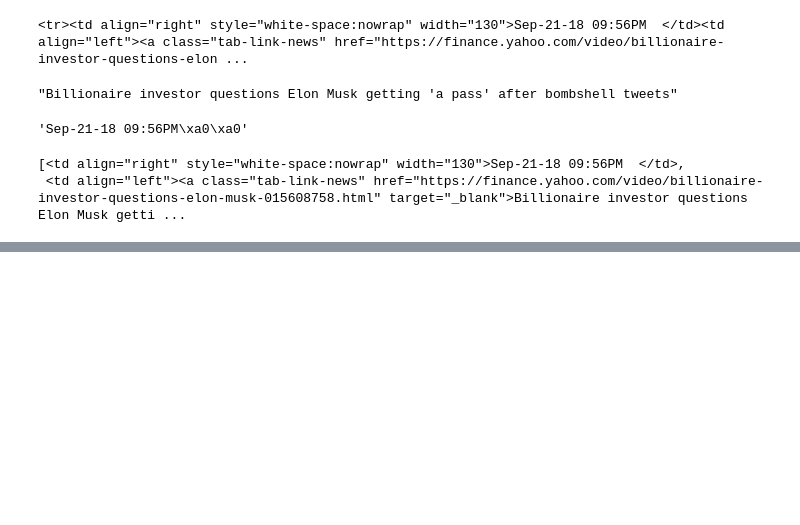
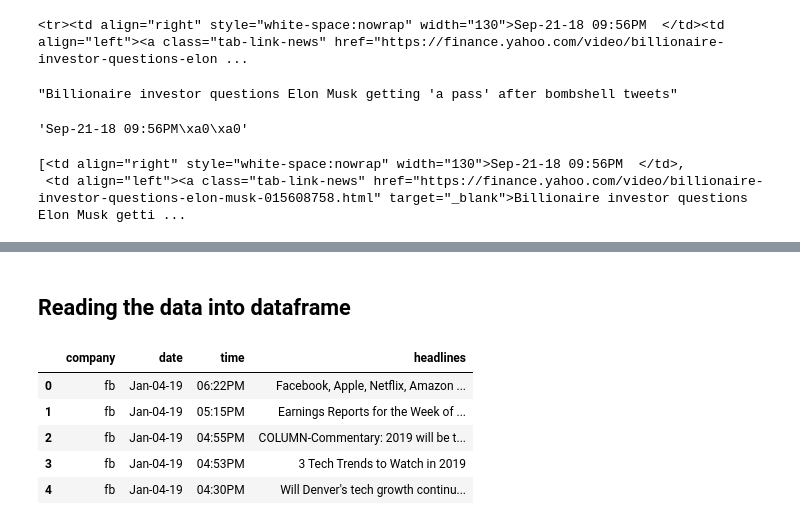
Before and after one commit to kaushik-holla/Sentimental-Analysis-of-Stock-Market-from-News-Headlines-, a Jupyter notebook: Searching and Reading the HTML files.ipynb, the cells around one changed output, grey strips where cells are left out. Drawn from its saved outputs; the diff is of its cells as text; code cells hidden in the pictures; blank space fills up the shorter version.

```diff
--- a/Searching and Reading the HTML files.ipynb
+++ b/Searching and Reading the HTML files.ipynb
@@ -125,0 +123,12 @@ tsla_tr[0].findAll('td')
+# %%
+tsla = html_tables['tsla_22sep.html']
+tsla_tr = tsla.findAll('tr')
+
+for i, table_row in enumerate(tsla_tr):
+    link_text = table_row.a.get_text()
+    data_text = table_row.td.get_text()
+    print(f'{i}:')
+    print(link_text)
+    print(data_text)
+    if i == 3:
+        break
@@ -125,0 +198,20 @@ tsla_tr[0].findAll('td')
+# %%
+# Putting all together
+
+parsed_news = []
+
+for file_name, news_table in html_tables.items():
+    for table_row in news_table.findAll('tr'):
+
+        headlines = table_row.a.get_text()
+        data_text = table_row.td.get_text().split()
+
+        if len(data_text) == 1:
+            time = data_text[0]
+        else:
+            date = data_text[0]
+            time = data_text[1]
+
+        company = file_name.split('_')[0]
+
+        parsed_news.append([company, date, time, headlines])
@@ -125,0 +272,4 @@ tsla_tr[0].findAll('td')
+# %% [markdown]
+## Reading the data into dataframe
+# %%
+columns = ['company','date','time','headlines']
@@ -125,0 +278,9 @@ tsla_tr[0].findAll('td')
+# %%
+scored_news.head()
+# %% [output]
+|  | company | date | time | headlines |
+| 0 | fb | Jan-04-19 | 06:22PM | Facebook, Apple, Netflix, Amazon ... |
+| 1 | fb | Jan-04-19 | 05:15PM | Earnings Reports for the Week of ... |
+| 2 | fb | Jan-04-19 | 04:55PM | COLUMN-Commentary: 2019 will be t... |
+| 3 | fb | Jan-04-19 | 04:53PM | 3 Tech Trends to Watch in 2019 |
+| 4 | fb | Jan-04-19 | 04:30PM | Will Denver's tech growth continu... |
```
Also changed, not shown: parts of 28 cells of this notebook.
